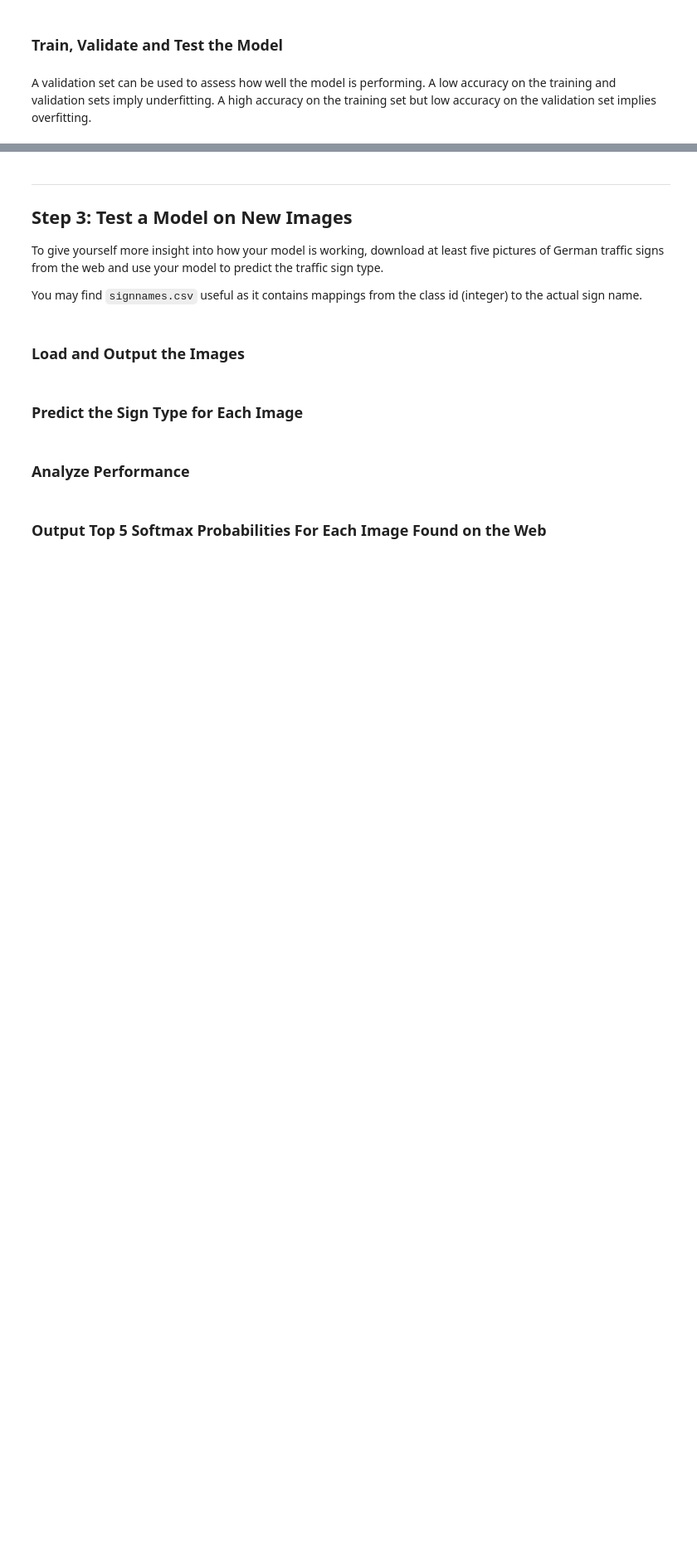
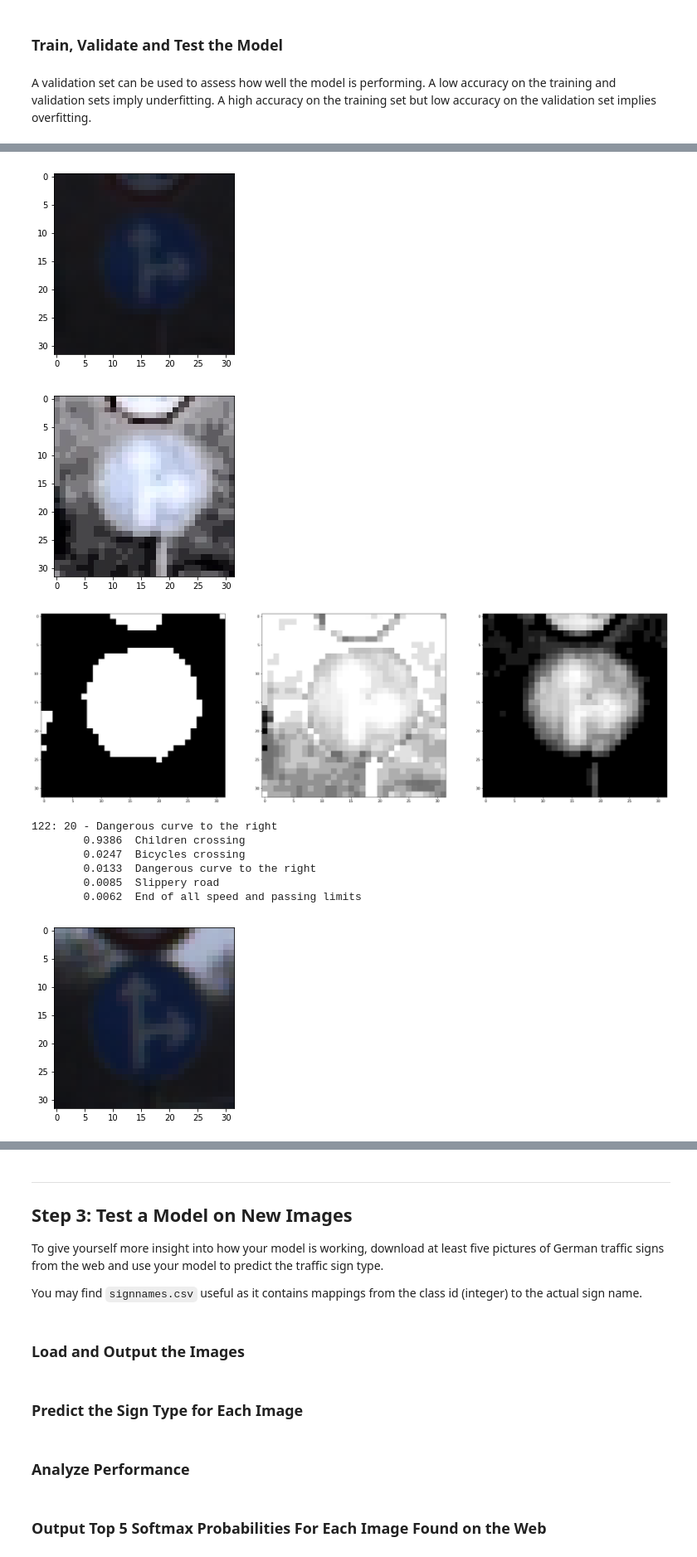
Before and after one commit to ekkus93/CarND-Traffic-Sign-Classifier-Project, a Jupyter notebook: Traffic_Sign_Classifier.ipynb, the cells around one changed output, grey strips where cells are left out. Shown at 83% size. Drawn from its saved outputs; the diff is of its cells as text; code cells hidden in the pictures; blank space fills up the shorter version.

```diff
--- a/Traffic_Sign_Classifier.ipynb
+++ b/Traffic_Sign_Classifier.ipynb
@@ -453,8 +478,9 @@ display_X_y_images(X_train_balanced, y_train_balanced, signnames_pd, 0, 10)
 def preprocess_images(images):
     temp_images = images.copy().astype(np.float32)
 
-    #temp_images = np.stack([get_color_mask(temp_images[i]) for i in range(temp_images.shape[0])]).astype(np.float32)
+    masked_images = np.stack([get_color_mask(temp_images[i]) for i in range(temp_images.shape[0])]).astype(np.float32)
 
+    """
     masked_images = None
     for i in tqdm(range(temp_images.shape[0])):
         masked_image = get_color_mask(temp_images[i])
@@ -462,8 +488,9 @@ def preprocess_images(images):
             masked_images = np.array([masked_image])
         else:
             masked_images = np.append(masked_images, masked_image)
-
-    assert masked_images.shape[0] == images.shape[0]
+    """
+    assert masked_images.shape[0] == temp_images.shape[0], (masked_images.shape[0],
+                                                            temp_images.shape[0])
 
     """
     for i in range(temp_images.shape[3]):
@@ -553,8 +585,8 @@ def preprocess_images_mt(images, n=8):
 
     return preprocessed_images
 # %%
-sample_len = int(0.1*X_train_balanced.shape[0])
-X_train_preprocessed = preprocess_images_mt(X_train_balanced[0:sample_len], 2)
+sample_len = int(0.6*X_train_balanced.shape[0])
+X_train_preprocessed = preprocess_images(X_train_balanced[0:sample_len])
 y_train_preprocessed = y_train_balanced[0:sample_len]
 
 X_valid_preprocessed = preprocess_images(X_valid)
@@ -660,7 +696,7 @@ rate = 0.001
 alpha = 0.000001
 beta = 0.001
 
-logits, keep_prob, weights = model(x, alpha=alpha)
+logits, keep_prob, weights = model(x, channel_depth, alpha=alpha)
 cross_entropy = tf.nn.softmax_cross_entropy_with_logits(labels=one_hot_y, logits=logits)
 
 loss_operation = tf.reduce_mean(cross_entropy)
@@ -760,31 +828,46 @@ display_layers(X_train_preprocessed[0])
 # %%
-X_train_preprocessed = preprocess_images(X_train)
-y_train_preprocessed = y_train
-start_idx = 400
-end_idx = 600
+X_val_preprocessed = preprocess_images(X_valid)
+y_val_preprocessed = y_valid
+
+X_val_preprocessed, y_val_preprocessed = shuffle_X_y(X_val_preprocessed, y_val_preprocessed)
+start_idx = 100
+end_idx = 300
 
 top_logits = tf.nn.top_k(tf.nn.softmax(logits), k=5, name='top_logits')
 
 with tf.Session() as sess:
     sess.run(tf.global_variables_initializer())
     saver.restore(sess, tf.train.latest_checkpoint('.'))
 
     top_logits_result = sess.run(top_logits,
-                                 feed_dict={x: X_train_preprocessed[start_idx:end_idx],
+                                 feed_dict={x: X_val_preprocessed[start_idx:end_idx],
                                             keep_prob: 1.0})
 
 logit_vals, label_vals = top_logits_result
 for i, idx in enumerate(range(start_idx, end_idx)):
     curr_logit_vals = logit_vals[i]
     curr_label_vals = label_vals[i]
 
-    if y_train[idx] != curr_label_vals[0]:
-        plt.imshow(X_train[idx])
+    if y_val_preprocessed[idx] != curr_label_vals[0]:
+        plt.imshow(X_valid[idx])
         plt.show()
-        display_layers(X_train_preprocessed[idx])
-        print("%d: %s" % (idx, signname_val_to_name(signnames_pd, y_train[idx])))
+        plt.imshow(apply_histogram_equalization(X_valid[idx]))
+        plt.show()
+        display_layers(X_valid_preprocessed[idx])
+        print("%d: %d - %s" % (idx, y_val_preprocessed[idx], signname_val_to_name(signnames_pd, y_val_preprocessed[idx])))
 
         for j in range(curr_logit_vals.shape[0]):
             print("\t%.4f\t%s" % (curr_logit_vals[j], signname_val_to_name(signnames_pd, curr_label_vals[j])))
 
         print()
+# %% [output]
+[figure, added]
+[figure, added]
+[figure, added]
+122: 20 - Dangerous curve to the right
+        0.9386  Children crossing
+        0.0247  Bicycles crossing
+        0.0133  Dangerous curve to the right
+        0.0085  Slippery road
+        0.0062  End of all speed and passing limits
+[figure, added]
```
Also changed, not shown: parts of 17 cells of this notebook.
